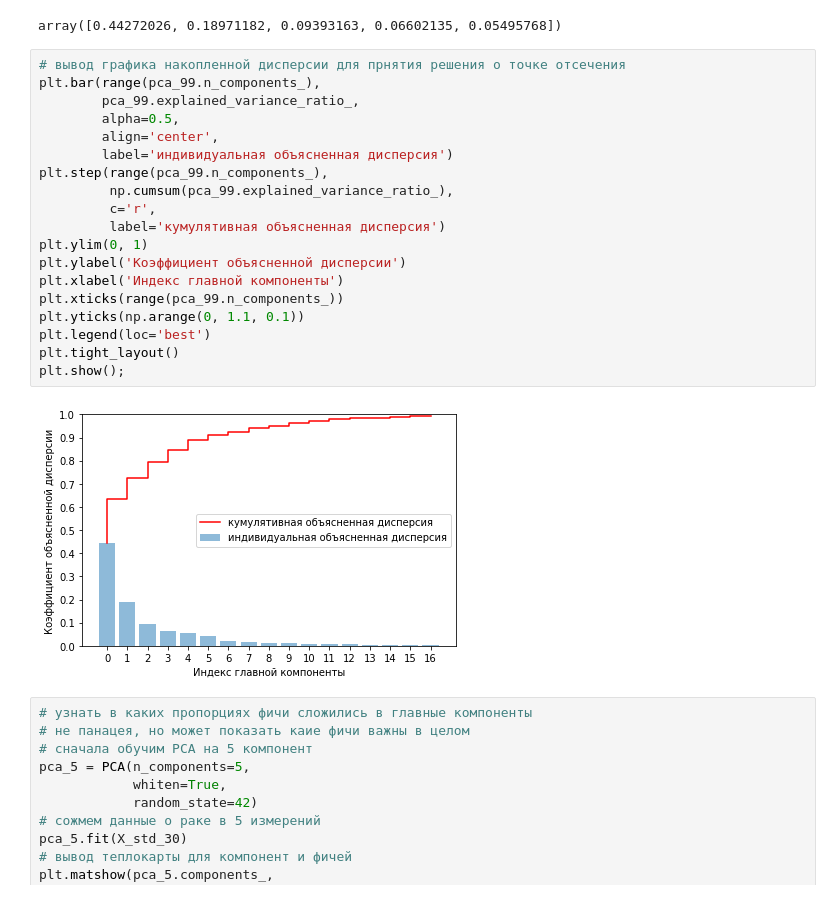
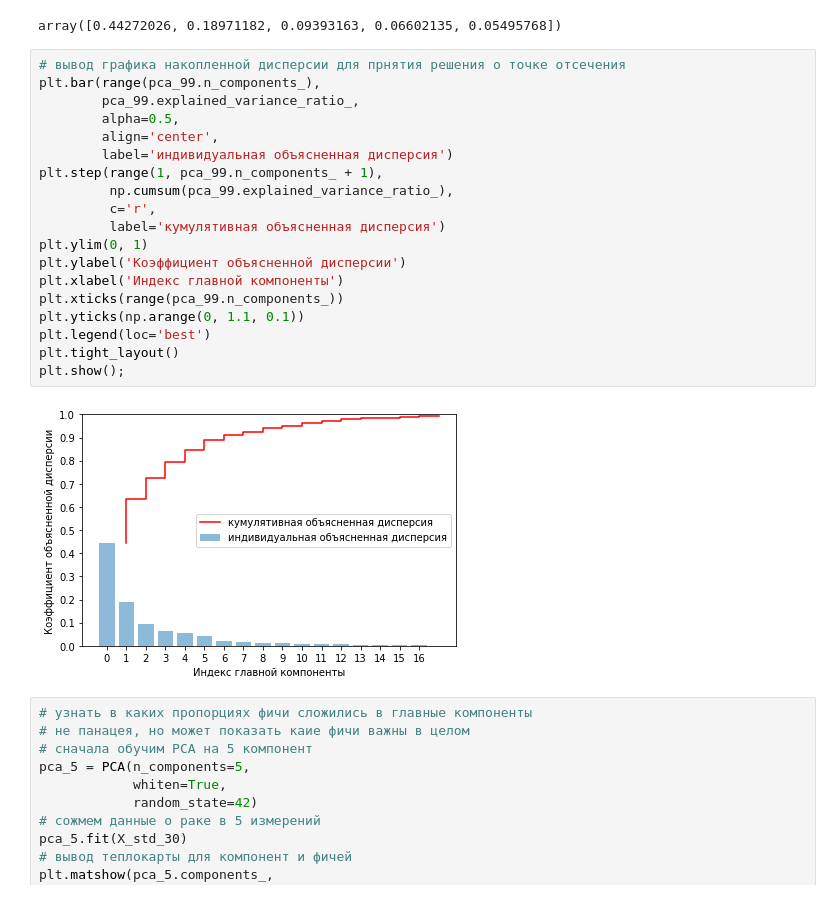
Before and after one commit to BurovNV/MyRepo, a Jupyter notebook: Dim_reduct_PCA_KernelPCA.ipynb, the cells around one changed output. Drawn from its saved outputs; the diff is of its cells as text.

```diff
--- a/Dim_reduct_PCA_KernelPCA.ipynb
+++ b/Dim_reduct_PCA_KernelPCA.ipynb
@@ -100,24 +100,24 @@ array([0.44272026, 0.18971182, 0.09393163, 0.06602135, 0.05495768])
 # %%
 # вывод графика накопленной дисперсии для прнятия решения о точке отсечения
 plt.bar(range(pca_99.n_components_),
         pca_99.explained_variance_ratio_,
         alpha=0.5,
         align='center',
         label='индивидуальная объясненная дисперсия')
-plt.step(range(pca_99.n_components_),
+plt.step(range(1, pca_99.n_components_ + 1),
          np.cumsum(pca_99.explained_variance_ratio_),
          c='r',
          label='кумулятивная объясненная дисперсия')
 plt.ylim(0, 1)
 plt.ylabel('Коэффициент объясненной дисперсии')
 plt.xlabel('Индекс главной компоненты')
 plt.xticks(range(pca_99.n_components_))
 plt.yticks(np.arange(0, 1.1, 0.1))
 plt.legend(loc='best')
 plt.tight_layout()
 plt.show();
 # %% [output]
-[figure, old version]
+[figure, new version]
 # %%
 # узнать в каких пропорциях фичи сложились в главные компоненты
 # не панацея, но может показать каие фичи важны в целом
```
